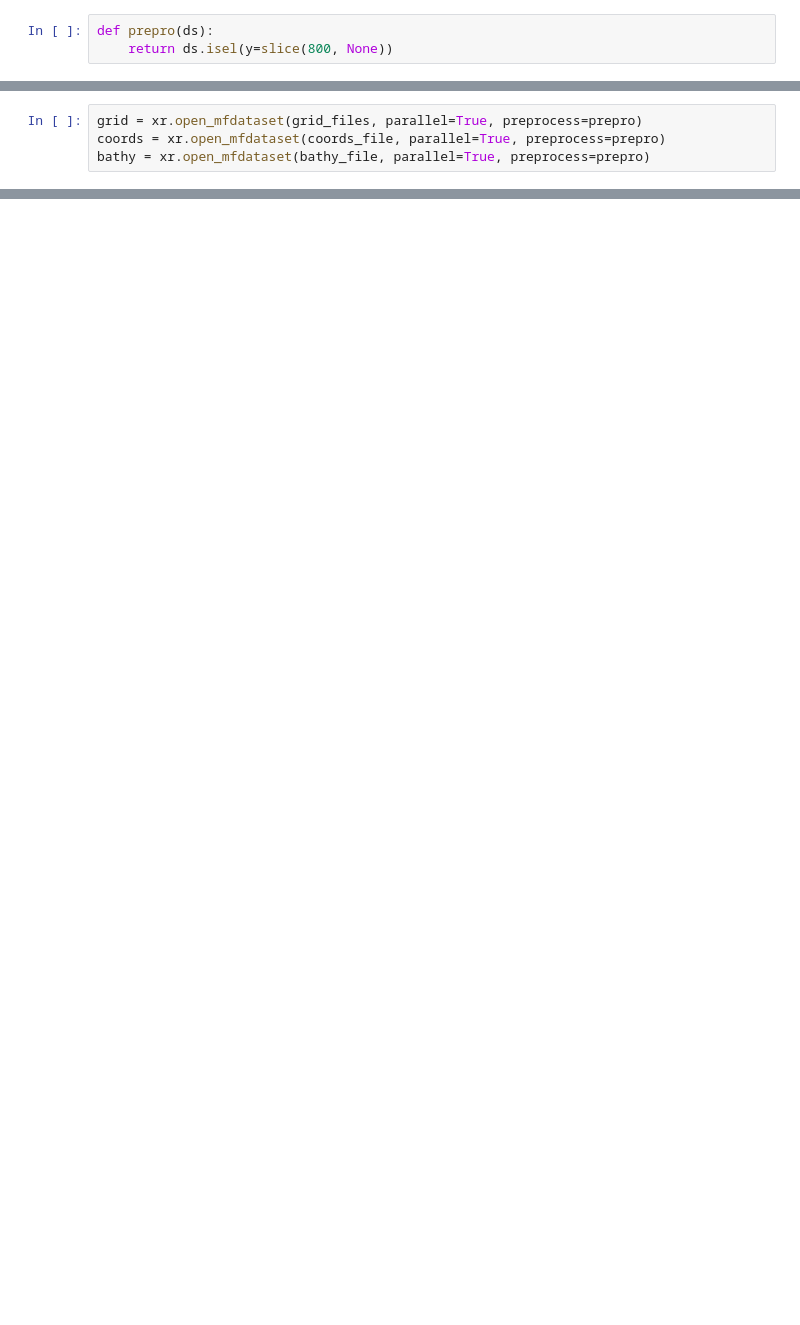
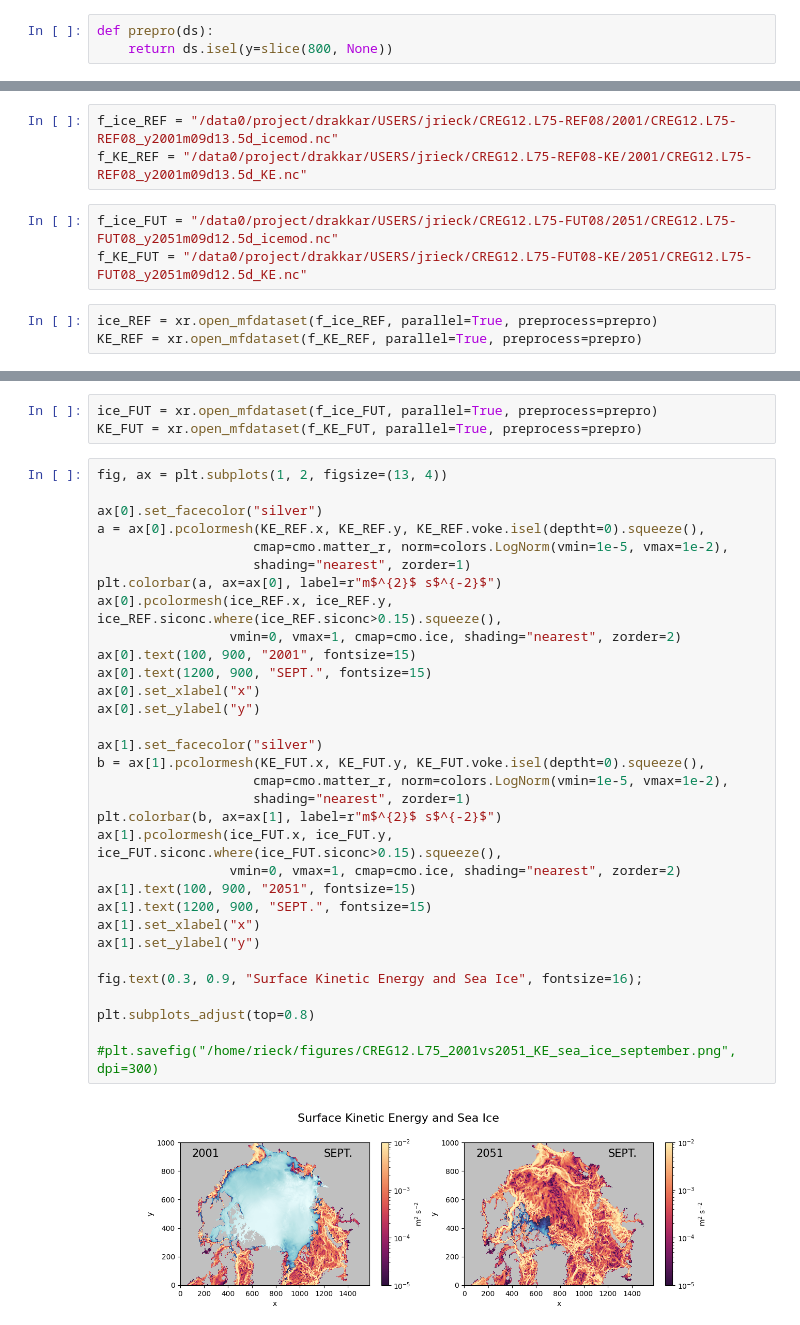
Before and after one commit to jk-rieck/future_arctic, a Jupyter notebook: mapsREFvsFUT.ipynb, the cells around one changed output, grey strips where cells are left out. Saved outputs shown, nothing was run; the diff lists cells and outputs as text; blank space fills up the shorter version.

```diff
--- a/mapsREFvsFUT.ipynb
+++ b/mapsREFvsFUT.ipynb
@@ -26,4 +21,9 @@ def prepro(ds):
+# %%
+f_ice_REF = "/data0/project/drakkar/USERS/jrieck/CREG12.L75-REF08/2001/CREG12.L75-REF08_y2001m09d13.5d_icemod.nc"
+f_KE_REF = "/data0/project/drakkar/USERS/jrieck/CREG12.L75-REF08-KE/2001/CREG12.L75-REF08_y2001m09d13.5d_KE.nc"
+# %%
+f_ice_FUT = "/data0/project/drakkar/USERS/jrieck/CREG12.L75-FUT08/2051/CREG12.L75-FUT08_y2051m09d12.5d_icemod.nc"
+f_KE_FUT = "/data0/project/drakkar/USERS/jrieck/CREG12.L75-FUT08-KE/2051/CREG12.L75-FUT08_y2051m09d12.5d_KE.nc"
 # %%
-grid = xr.open_mfdataset(grid_files, parallel=True, preprocess=prepro)
-coords = xr.open_mfdataset(coords_file, parallel=True, preprocess=prepro)
-bathy = xr.open_mfdataset(bathy_file, parallel=True, preprocess=prepro)
+ice_REF = xr.open_mfdataset(f_ice_REF, parallel=True, preprocess=prepro)
+KE_REF = xr.open_mfdataset(f_KE_REF, parallel=True, preprocess=prepro)
@@ -104,0 +30,37 @@ for k in ks[3:5]:
+# %%
+ice_FUT = xr.open_mfdataset(f_ice_FUT, parallel=True, preprocess=prepro)
+KE_FUT = xr.open_mfdataset(f_KE_FUT, parallel=True, preprocess=prepro)
+# %%
+fig, ax = plt.subplots(1, 2, figsize=(13, 4))
+
+ax[0].set_facecolor("silver")
+a = ax[0].pcolormesh(KE_REF.x, KE_REF.y, KE_REF.voke.isel(deptht=0).squeeze(),
+                    cmap=cmo.matter_r, norm=colors.LogNorm(vmin=1e-5, vmax=1e-2),
+                    shading="nearest", zorder=1)
+plt.colorbar(a, ax=ax[0], label=r"m$^{2}$ s$^{-2}$")
+ax[0].pcolormesh(ice_REF.x, ice_REF.y, ice_REF.siconc.where(ice_REF.siconc>0.15).squeeze(),
+                 vmin=0, vmax=1, cmap=cmo.ice, shading="nearest", zorder=2)
+ax[0].text(100, 900, "2001", fontsize=15)
+ax[0].text(1200, 900, "SEPT.", fontsize=15)
+ax[0].set_xlabel("x")
+ax[0].set_ylabel("y")
+
+ax[1].set_facecolor("silver")
+b = ax[1].pcolormesh(KE_FUT.x, KE_FUT.y, KE_FUT.voke.isel(deptht=0).squeeze(),
+                    cmap=cmo.matter_r, norm=colors.LogNorm(vmin=1e-5, vmax=1e-2),
+                    shading="nearest", zorder=1)
+plt.colorbar(b, ax=ax[1], label=r"m$^{2}$ s$^{-2}$")
+ax[1].pcolormesh(ice_FUT.x, ice_FUT.y, ice_FUT.siconc.where(ice_FUT.siconc>0.15).squeeze(),
+                 vmin=0, vmax=1, cmap=cmo.ice, shading="nearest", zorder=2)
+ax[1].text(100, 900, "2051", fontsize=15)
+ax[1].text(1200, 900, "SEPT.", fontsize=15)
+ax[1].set_xlabel("x")
+ax[1].set_ylabel("y")
+
+fig.text(0.3, 0.9, "Surface Kinetic Energy and Sea Ice", fontsize=16);
+
+plt.subplots_adjust(top=0.8)
+
+#plt.savefig("/home/rieck/figures/CREG12.L75_2001vs2051_KE_sea_ice_september.png", dpi=300)
+# %% [output]
+[figure, added]
```
Also changed, not shown: parts of 19 cells of this notebook, 2 other files.
